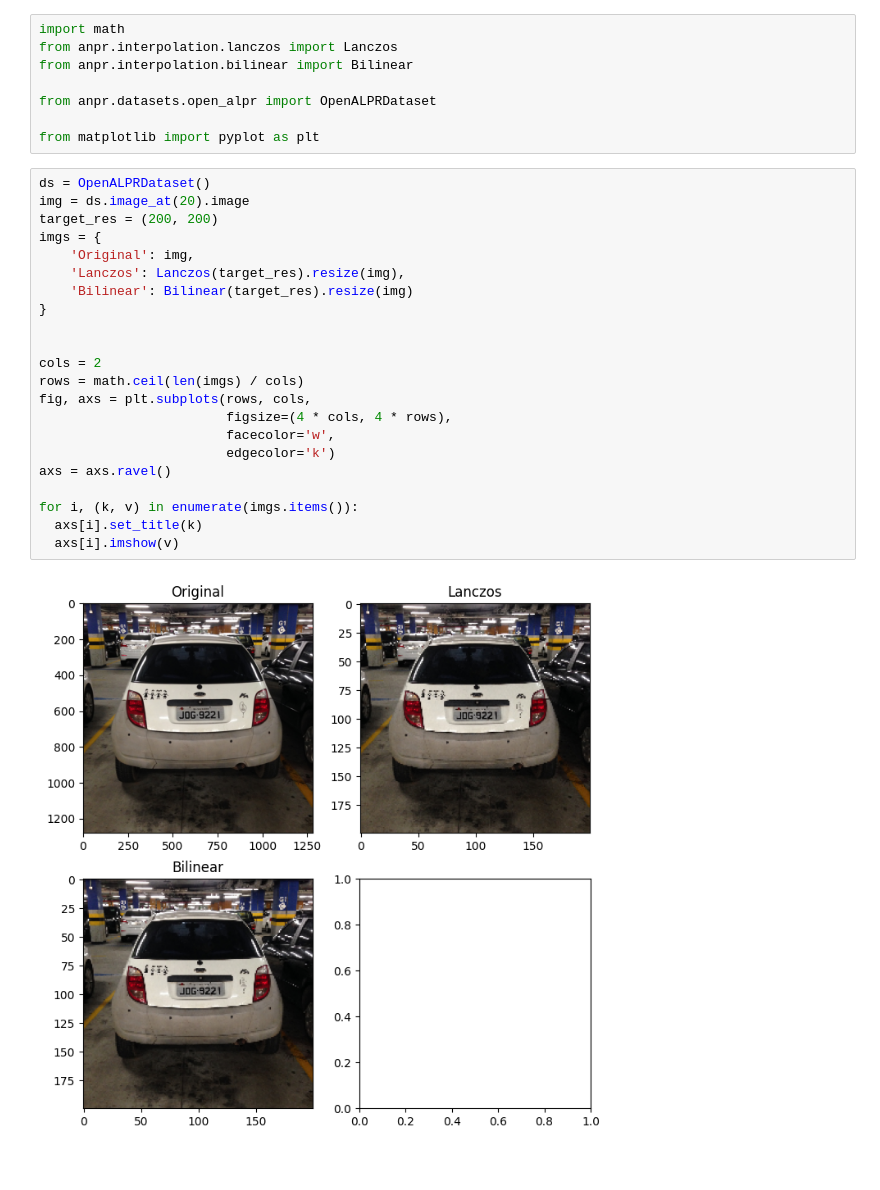
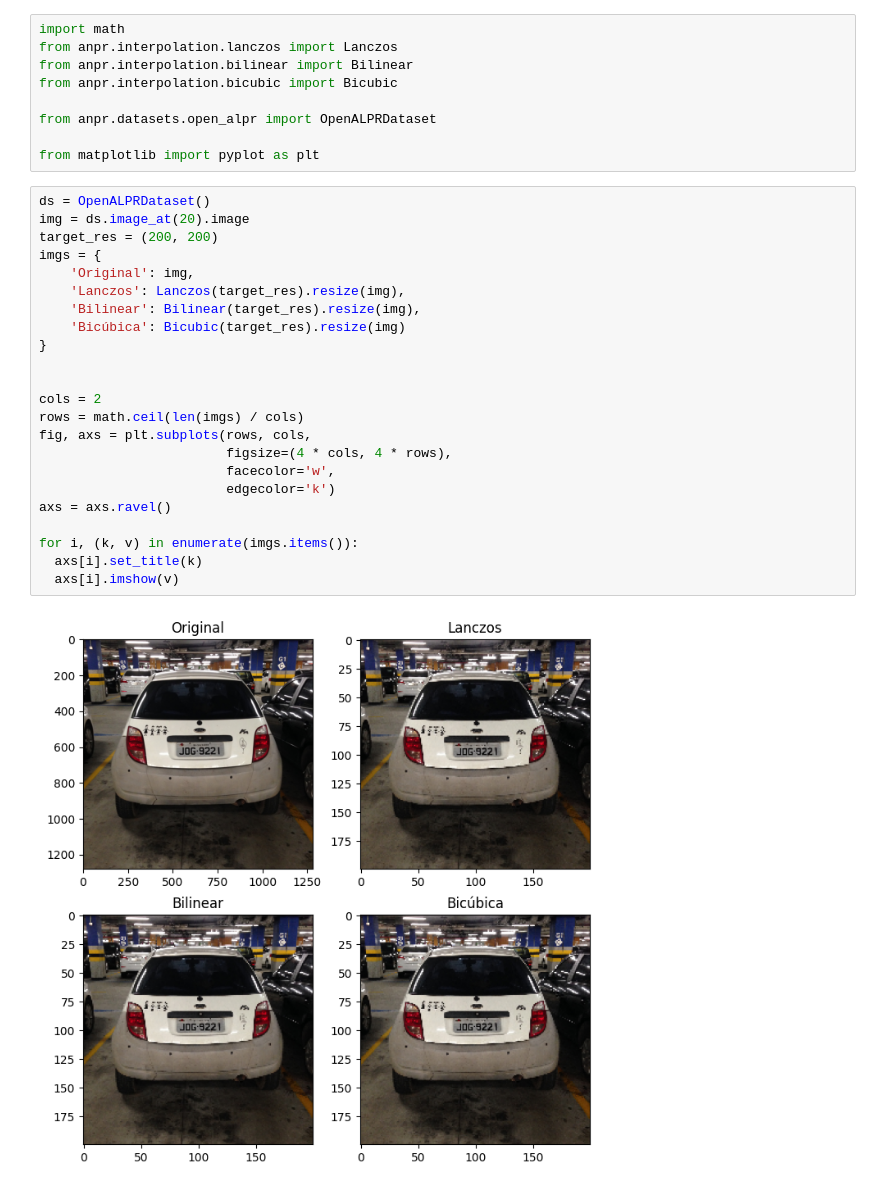
Before and after one commit to SimpleANPR/anpr, a Jupyter notebook: interpolation_test.ipynb, the cells around one changed output. Cells and saved outputs as stored; diff of their text form.

Commit message:
feat: add bicubic interpolation to notebook

```diff
--- a/interpolation_test.ipynb
+++ b/interpolation_test.ipynb
@@ -2,6 +2,7 @@
 import math
 from anpr.interpolation.lanczos import Lanczos
 from anpr.interpolation.bilinear import Bilinear
+from anpr.interpolation.bicubic import Bicubic
 
 from anpr.datasets.open_alpr import OpenALPRDataset
 
@@ -9,24 +10,25 @@ from matplotlib import pyplot as plt
 # %%
 ds = OpenALPRDataset()
 img = ds.image_at(20).image
 target_res = (200, 200)
 imgs = {
     'Original': img,
     'Lanczos': Lanczos(target_res).resize(img),
-    'Bilinear': Bilinear(target_res).resize(img)
+    'Bilinear': Bilinear(target_res).resize(img),
+    'Bicúbica': Bicubic(target_res).resize(img)
 }
 
 
 cols = 2
 rows = math.ceil(len(imgs) / cols)
 fig, axs = plt.subplots(rows, cols,
                         figsize=(4 * cols, 4 * rows),
                         facecolor='w',
                         edgecolor='k')
 axs = axs.ravel()
 
 for i, (k, v) in enumerate(imgs.items()):
   axs[i].set_title(k)
   axs[i].imshow(v)
 # %% [output]
-[figure, old version]
+[figure, new version]
```
